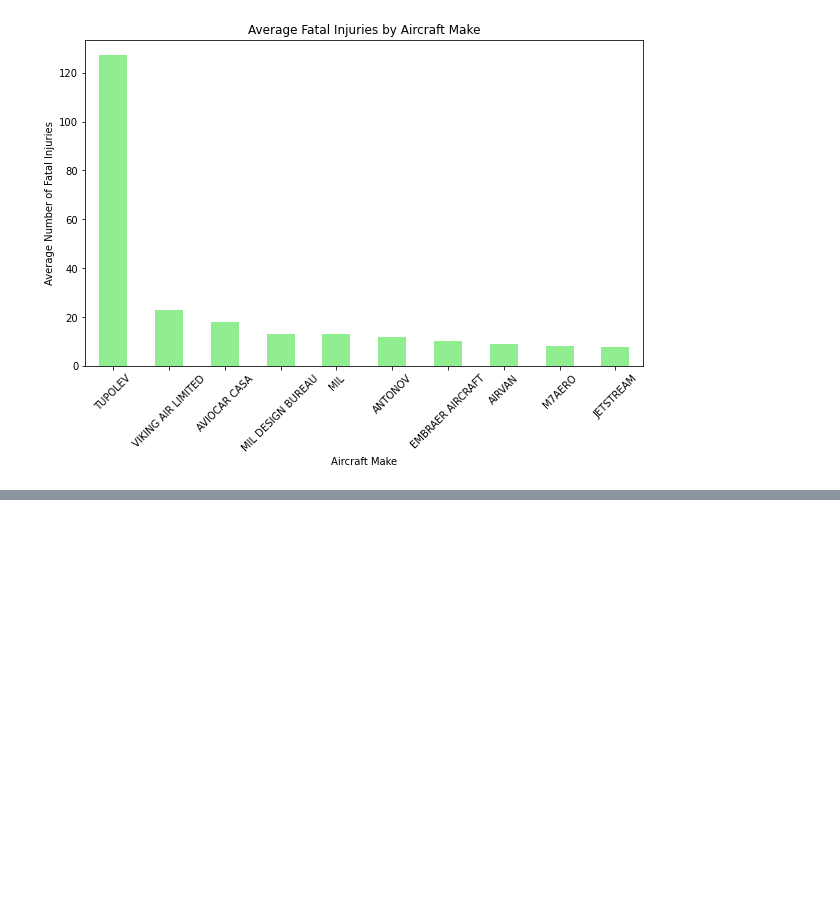
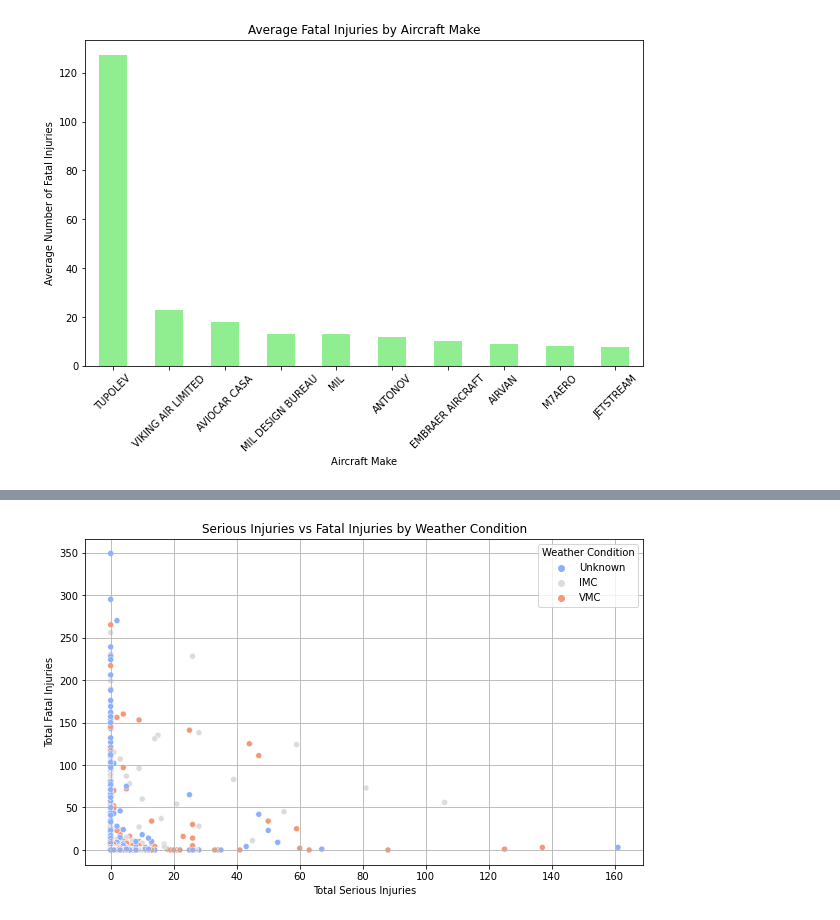
Before and after one commit to Otim135/PHASE_1-PROJECT, a Jupyter notebook: student.ipynb, the cells around one changed output, grey strips where cells are left out. Saved outputs shown, nothing was run; the diff lists cells and outputs as text; code cells hidden in the pictures; blank space fills up the shorter version.

```diff
--- a/student.ipynb
+++ b/student.ipynb
@@ -1092,0 +1134,18 @@ plt.show()
+# %%
+plt.figure(figsize=(10, 6))
+sns.scatterplot(
+    x='Total.Serious.Injuries',
+    y='Total.Fatal.Injuries',
+    hue='Weather.Condition',
+    data=aviation_data_cleaned,
+    palette='coolwarm',
+
+)
+plt.title('Serious Injuries vs Fatal Injuries by Weather Condition')
+plt.xlabel('Total Serious Injuries')
+plt.ylabel('Total Fatal Injuries')
+plt.legend(title='Weather Condition')
+plt.grid(True)
+plt.show()
+# %% [output]
+[figure, added]
```
Also changed, not shown: parts of 10 cells of this notebook, 1 other file.
